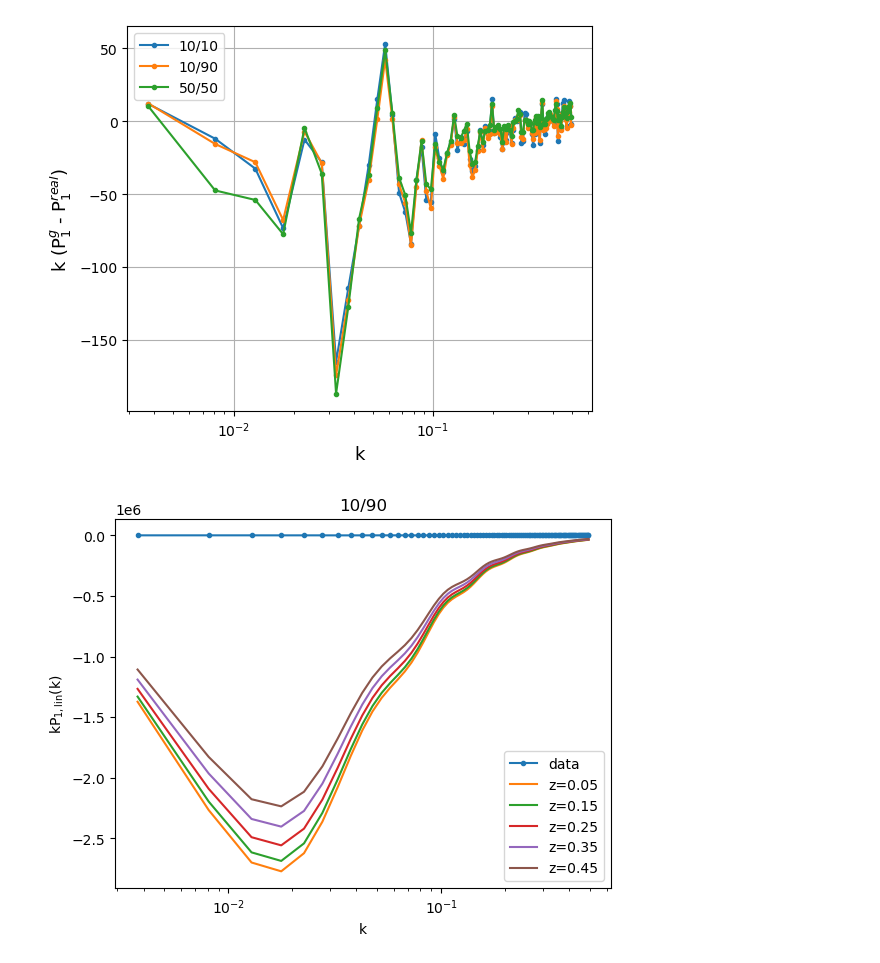
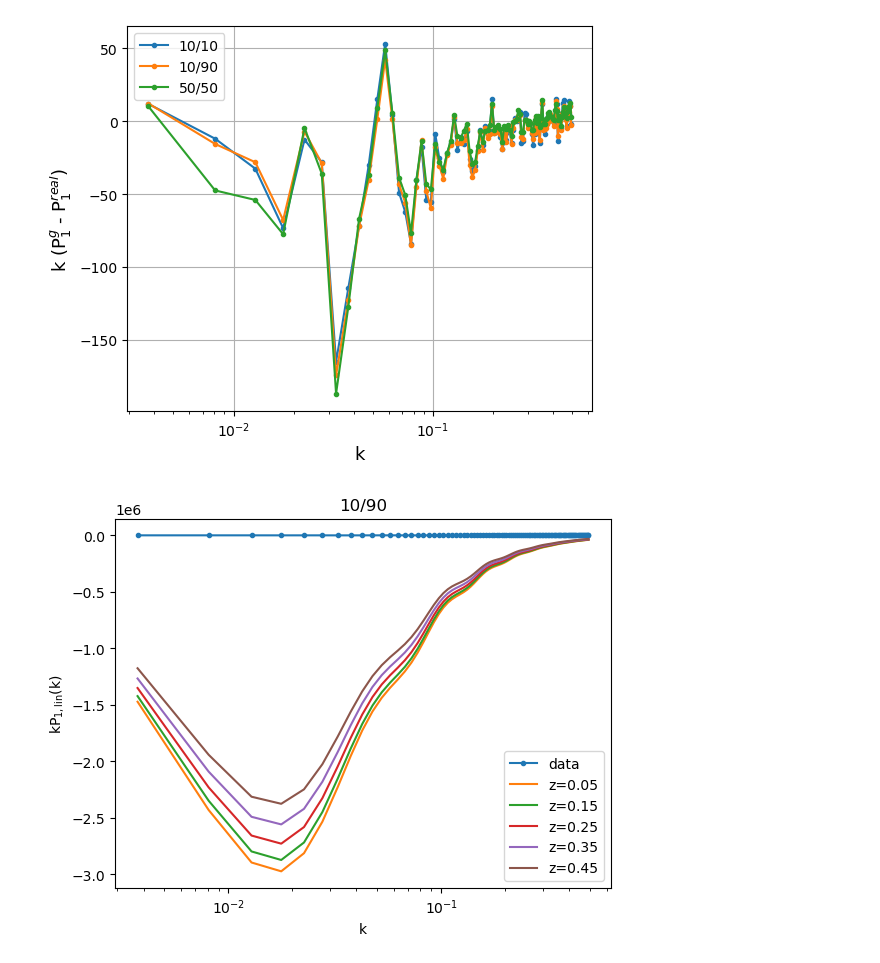
Before and after one commit to JadePiat/Relativistic_effects, a Jupyter notebook: power_spectrum.ipynb, the cells around one changed output. Saved outputs shown, nothing was run; the diff lists cells and outputs as text; code cells hidden in the pictures.

```diff
--- a/power_spectrum.ipynb
+++ b/power_spectrum.ipynb
@@ -31,33 +31,33 @@ for cut_b, cut_f in zip(cuts_b, cuts_f):
 cut_b = 10
 cut_f = 90
 
 data = np.loadtxt(f'/global/homes/j/jpiat/data/Pk1_b{cut_b}_f{cut_f}.dat')
 
 k = data[:,0]
-s = [0.980,0.413]
-b = [1.28,1.05]
+s = [0.98,0.41]
+b = [1.3,1.1]
 
 k = data[:,0]
 pk1_data = data[:,1]
 
 dz = 0.1
 z_bins = np.arange(0,0.5+dz,dz)
 z = z_bins[:-1]+dz/2
 
 plt.figure()
 plt.title(f'{cut_b}/{cut_f}')
 plt.xlabel('k')
 plt.ylabel(r'kP$\rm _{1,lin}$(k)')
 plt.xscale('log')
 plt.plot(k,k*pk1_data,marker='.',label='data')
 
 for zi in z:
 
     pk1_model = model(k,zi,s,b)
 
     plt.plot(k, k*pk1_model, label='z={:.2f}'.format(zi))
 
 plt.legend()
 plt.show()
 # %% [output]
-[figure, old version]
+[figure, new version]
```
Also changed, not shown: 5 other files.
